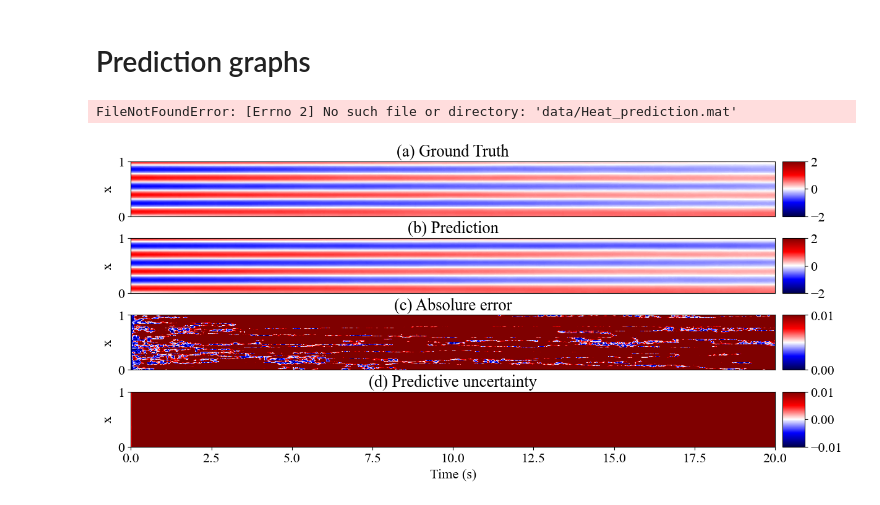
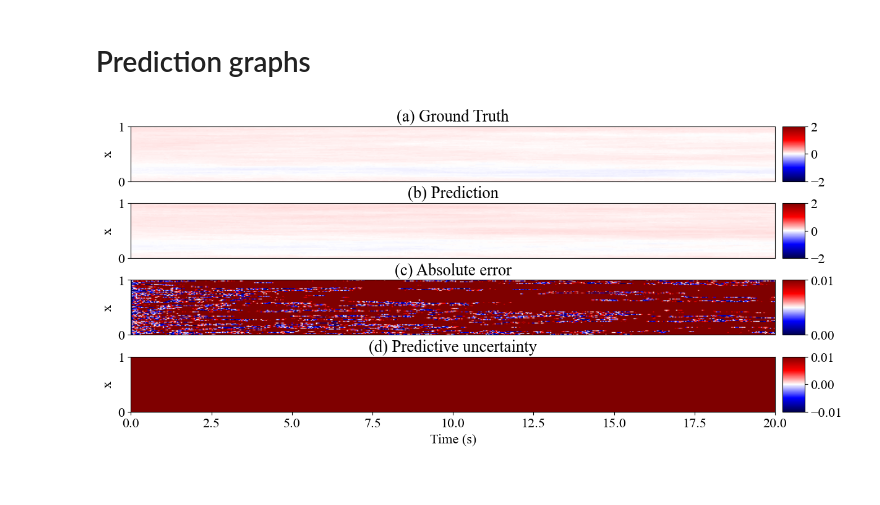
Before and after one commit to rogoson/Stochastic-PDE-Discovery, a Jupyter notebook: Heat/1D_Stochastic_Heat.ipynb, the cells around one changed output. Cells and saved outputs as stored; diff of their text form; code cells hidden in the pictures.

```diff
--- a/Heat/1D_Stochastic_Heat.ipynb
+++ b/Heat/1D_Stochastic_Heat.ipynb
@@ -431,10 +433,8 @@ fig.savefig('images/Heat_identification.pdf',format='pdf', dpi=600, bbox_inches=
 # %% [markdown]
 # Prediction graphs
 # %%
-U3 = scipy.io.loadmat('data/Heat_prediction.mat')['sol_true']
-U4 = scipy.io.loadmat('data/Heat_prediction.mat')['sol_pred']
+U3 = np.load('data/Heat_prediction_sol_true.npy')
+U4 = np.load('data/Heat_prediction_sol_pred.npy')
-# %% [output]
-FileNotFoundError: [Errno 2] No such file or directory: 'data/Heat_prediction.mat'
 # %%
 plt.rcParams['font.size'] = 16
 # %%
@@ -448,32 +448,32 @@ plt.imshow(uu, cmap=color, aspect='auto', origin='lower', extent=[0, 20, 0, 1],
 plt.ylabel('x');
 plt.title('(a) Ground Truth')
 plt.xticks([], [])
 plt.colorbar(aspect=2.5, pad=0.01)
 
 plt.subplot(4,1,2)
 uu1 = np.mean(U4,axis=2)
 plt.imshow(uu1, cmap=color, aspect='auto', origin='lower', extent=[0, 20, 0, 1], vmin=-2, vmax=2)
 plt.ylabel('x');
 plt.title('(b) Prediction')
 plt.xticks([], [])
 plt.colorbar(aspect=2.5, pad=0.01)
 
 plt.subplot(4,1,3)
 plt.imshow(np.abs(uu-uu1), cmap=color, aspect='auto', origin='lower', extent=[0, 20, 0, 1], vmin=0, vmax=0.01)
 plt.ylabel('x');
-plt.title('(c) Absolure error')
+plt.title('(c) Absolute error')
 plt.xticks([], [])
 plt.colorbar(aspect=2.5, pad=0.01)
 
 plt.subplot(4,1,4)
 plt.imshow(np.std(U4,axis=2), cmap=color, aspect='auto', origin='lower', extent=[0, 20, 0, 1], vmin=-0.01, vmax=0.01)
 plt.xlabel('Time (s)')
 plt.ylabel('x');
 plt.title('(d) Predictive uncertainty')
 plt.colorbar(aspect=2.5, pad=0.01)
 
 plt.show()
 
 fig.savefig('images/Heat_prediction.pdf',format='pdf', dpi=300, bbox_inches='tight')
 # %% [output]
-[figure, old version]
+[figure, new version]
```
Also changed, not shown: parts of 15 cells of this notebook, 3 other files.
